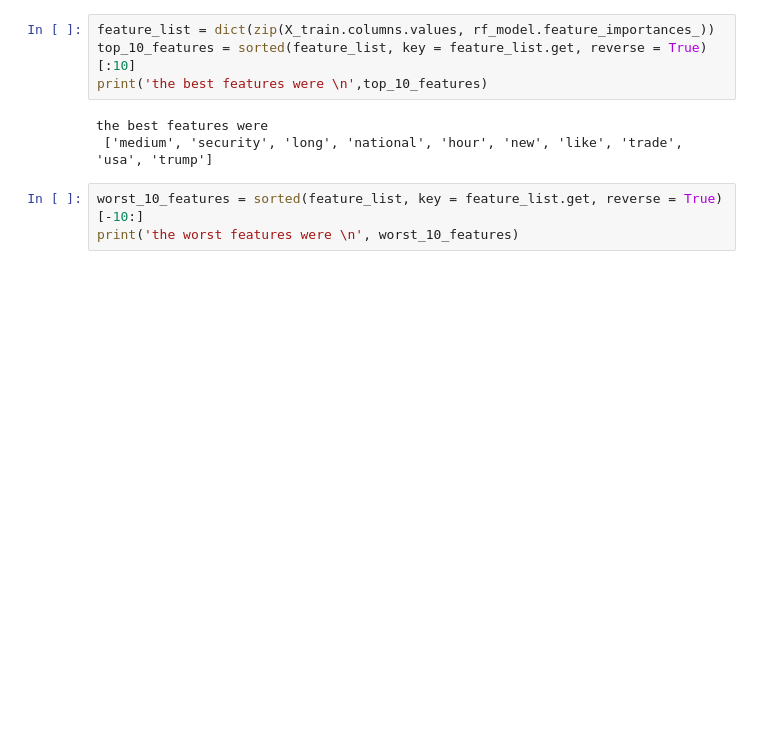
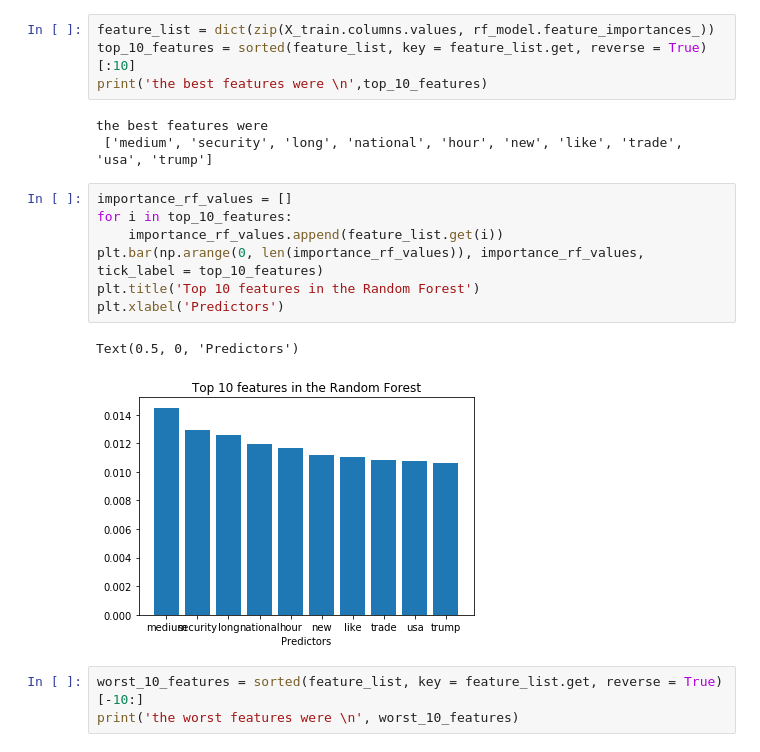
Before and after one commit to blue46jhl/CS109A-Final-Project, a Jupyter notebook: Final_Models.ipynb, the cells around one changed output. Cells and saved outputs as stored; diff of their text form; blank space fills up the shorter version.

```diff
--- a/Final_Models.ipynb
+++ b/Final_Models.ipynb
@@ -331,6 +331,16 @@ print('the best features were \n',top_10_features)
 # %% [output]
 the best features were
  ['medium', 'security', 'long', 'national', 'hour', 'new', 'like', 'trade', 'usa', 'trump']
+# %%
+importance_rf_values = []
+for i in top_10_features:
+    importance_rf_values.append(feature_list.get(i))
+plt.bar(np.arange(0, len(importance_rf_values)), importance_rf_values, tick_label = top_10_features)
+plt.title('Top 10 features in the Random Forest')
+plt.xlabel('Predictors')
+# %% [output]
+Text(0.5, 0, 'Predictors')
+[figure, added]
 # %%
 worst_10_features = sorted(feature_list, key = feature_list.get, reverse = True)[-10:]
 print('the worst features were \n', worst_10_features)
```
Also changed, not shown: parts of 14 cells of this notebook.
